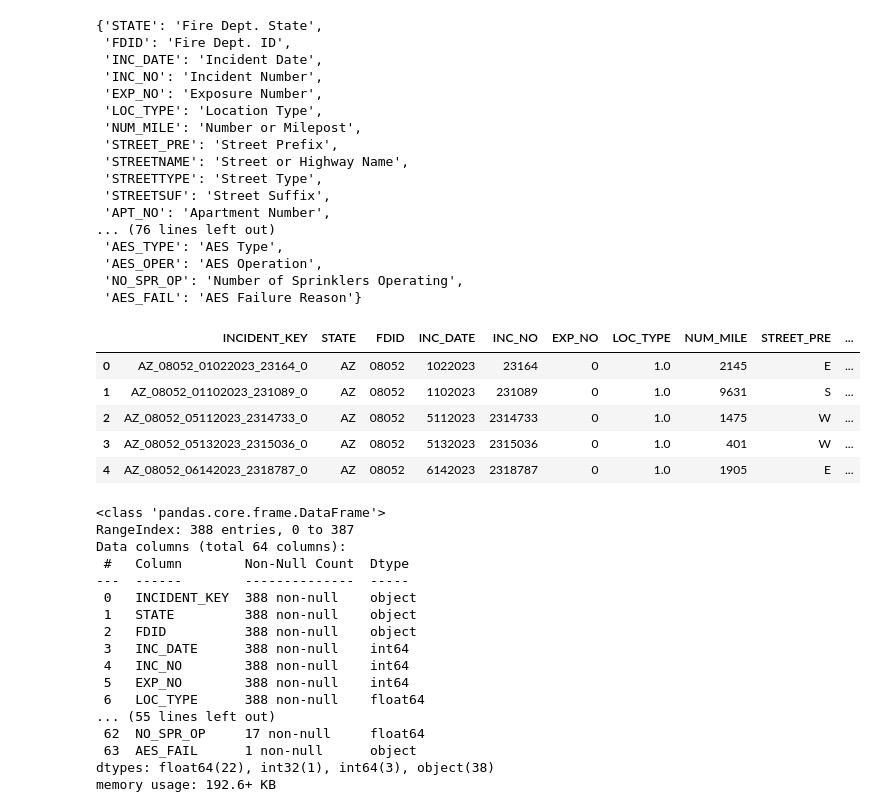
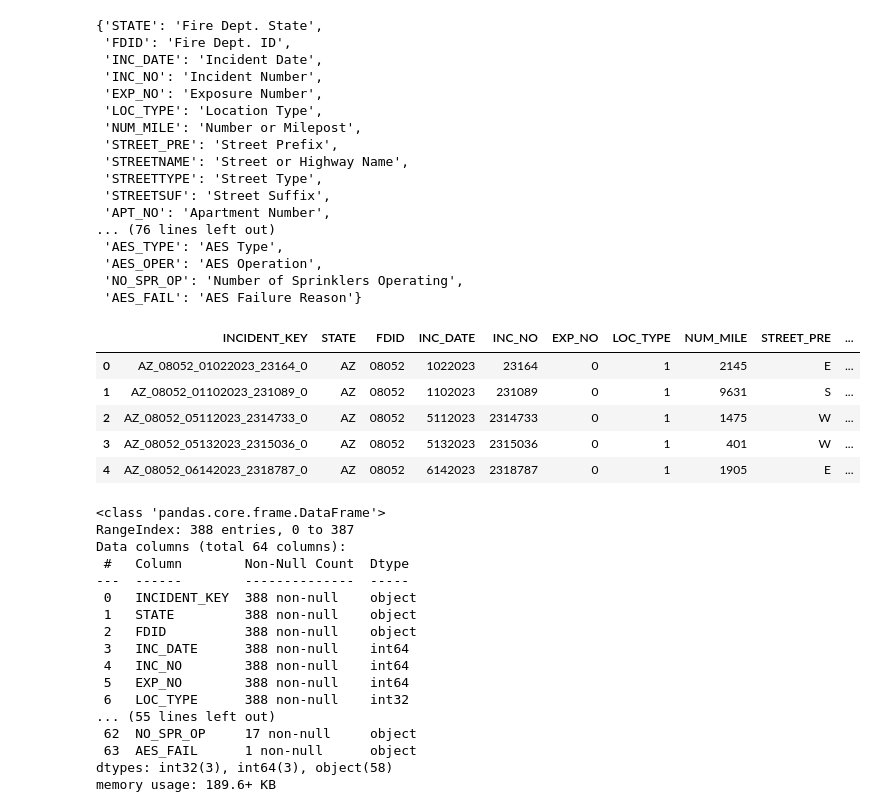
Before and after one commit to alexvng/nfirs-unity-visualization, a Jupyter notebook: fire_data.ipynb, the cells around one changed output. Saved outputs shown, nothing was run; the diff lists cells and outputs as text; code cells hidden in the pictures.

Commit message:
fixed the float.0 issue!!!

```diff
--- a/fire_data.ipynb
+++ b/fire_data.ipynb
@@ -102,15 +102,3 @@ lookup
  'AES_OPER': 'AES Operation',
  'NO_SPR_OP': 'Number of Sprinklers Operating',
  'AES_FAIL': 'AES Failure Reason'}
-# %%
-all_fires = all_fires.drop(['STATE', 'FDID', 'INC_DATE', 'INC_NO', 'EXP_NO'], axis=1)
-fires_in_tempe = addresses.merge(all_fires, on='INCIDENT_KEY', how='inner')
-
-fires_in_tempe.head()
-# %% [output]
-|  | INCIDENT_KEY | STATE | FDID | INC_DATE | INC_NO | EXP_NO | LOC_TYPE | NUM_MILE | STREET_PRE | ... |
-| 0 | AZ_08052_01022023_23164_0 | AZ | 08052 | 1022023 | 23164 | 0 | 1.0 | 2145 | E | ... |
-| 1 | AZ_08052_01102023_231089_0 | AZ | 08052 | 1102023 | 231089 | 0 | 1.0 | 9631 | S | ... |
-| 2 | AZ_08052_05112023_2314733_0 | AZ | 08052 | 5112023 | 2314733 | 0 | 1.0 | 1475 | W | ... |
-| 3 | AZ_08052_05132023_2315036_0 | AZ | 08052 | 5132023 | 2315036 | 0 | 1.0 | 401 | W | ... |
-| 4 | AZ_08052_06142023_2318787_0 | AZ | 08052 | 6142023 | 2318787 | 0 | 1.0 | 1905 | E | ... |
@@ -120,3 +105,18 @@ fires_in_tempe['ZIP5'] = fires_in_tempe['ZIP5'].astype(int)
+# %%
+all_fires = all_fires.drop(['STATE', 'FDID', 'INC_DATE', 'INC_NO', 'EXP_NO'], axis=1)
+fires_in_tempe = addresses.merge(all_fires, on='INCIDENT_KEY', how='inner')
+fires_in_tempe['ZIP5'] = fires_in_tempe['ZIP5'].astype(int)
+fires_in_tempe = fires_in_tempe.apply(lambda x: x.astype('int',errors='ignore') if x.dtype == 'float64' else x)
+fires_in_tempe = fires_in_tempe.apply(lambda x: x.astype('object',errors='ignore') if x.dtype == 'float64' else x)
+fires_in_tempe.map(lambda x: x.rstrip('.0') if isinstance(x,str) else x)
+fires_in_tempe.head()
+# %% [output]
+|  | INCIDENT_KEY | STATE | FDID | INC_DATE | INC_NO | EXP_NO | LOC_TYPE | NUM_MILE | STREET_PRE | ... |
+| 0 | AZ_08052_01022023_23164_0 | AZ | 08052 | 1022023 | 23164 | 0 | 1 | 2145 | E | ... |
+| 1 | AZ_08052_01102023_231089_0 | AZ | 08052 | 1102023 | 231089 | 0 | 1 | 9631 | S | ... |
+| 2 | AZ_08052_05112023_2314733_0 | AZ | 08052 | 5112023 | 2314733 | 0 | 1 | 1475 | W | ... |
+| 3 | AZ_08052_05132023_2315036_0 | AZ | 08052 | 5132023 | 2315036 | 0 | 1 | 401 | W | ... |
+| 4 | AZ_08052_06142023_2318787_0 | AZ | 08052 | 6142023 | 2318787 | 0 | 1 | 1905 | E | ... |
 # %%
 fires_in_tempe = fires_in_tempe.dropna(axis=1,how='all')
 fires_in_tempe.info()
@@ -132,12 +132,12 @@ Data columns (total 64 columns):
  3   INC_DATE      388 non-null    int64
  4   INC_NO        388 non-null    int64
  5   EXP_NO        388 non-null    int64
- 6   LOC_TYPE      388 non-null    float64
+ 6   LOC_TYPE      388 non-null    int32
 ... (55 lines left out)
- 62  NO_SPR_OP     17 non-null     float64
+ 62  NO_SPR_OP     17 non-null     object
  63  AES_FAIL      1 non-null      object
-dtypes: float64(22), int32(1), int64(3), object(38)
-memory usage: 192.6+ KB
+dtypes: int32(3), int64(3), object(58)
+memory usage: 189.6+ KB
 # %%
 # fires_in_tempe = fires_in_tempe[fires_in_tempe.LOC_TYPE == 1]
 def parse_addr_1(row):
```
Also changed, not shown: parts of 4 cells of this notebook.
